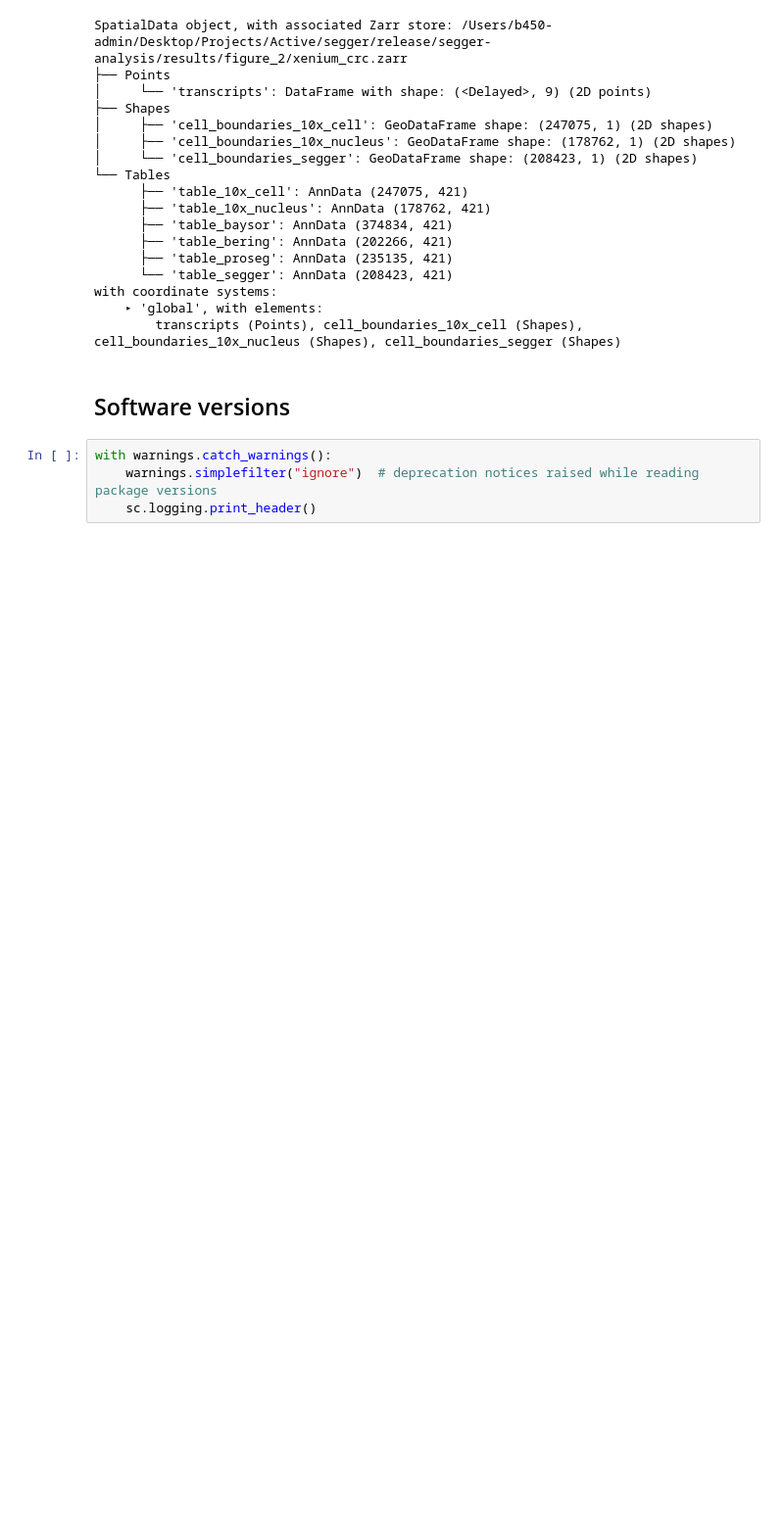
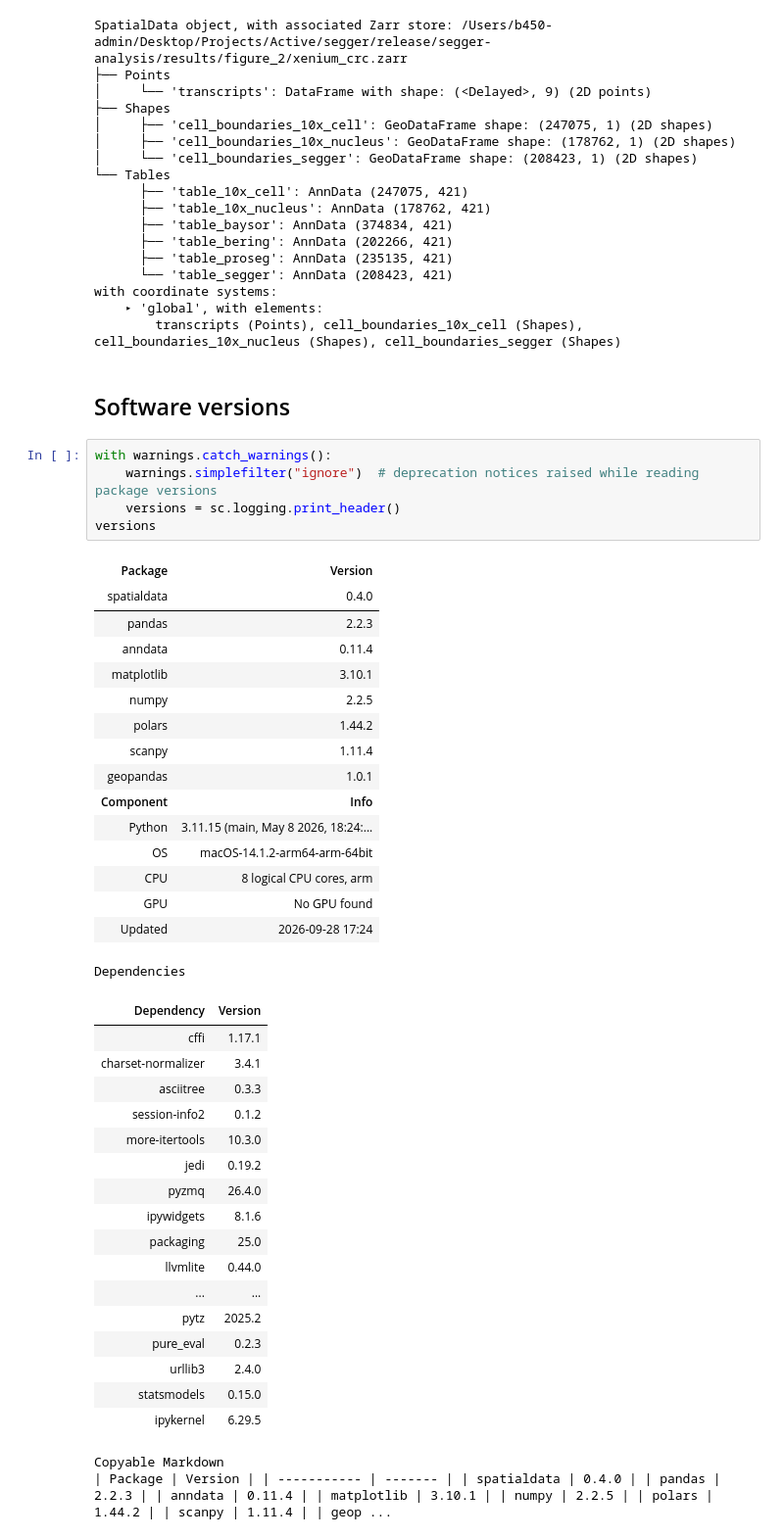
Before and after one commit to dpeerlab/segger-analysis, a Jupyter notebook: paper/figure_2_xenium_crc.ipynb, the cells around one changed output. Shown at 98% size. Drawn from its saved outputs; the diff is of its cells as text; blank space fills up the shorter version.

```diff
--- a/paper/figure_2_xenium_crc.ipynb
+++ b/paper/figure_2_xenium_crc.ipynb
@@ -420,4 +424,41 @@ with coordinate systems:
 # %%
 with warnings.catch_warnings():
     warnings.simplefilter("ignore")  # deprecation notices raised while reading package versions
-    sc.logging.print_header()
+    versions = sc.logging.print_header()
+versions
+# %% [output]
+| Package | Version |
+| spatialdata | 0.4.0 |
+| pandas | 2.2.3 |
+| anndata | 0.11.4 |
+| matplotlib | 3.10.1 |
+| numpy | 2.2.5 |
+| polars | 1.44.2 |
+| scanpy | 1.11.4 |
+| geopandas | 1.0.1 |
+| Component | Info |
+| Python | 3.11.15 (main, May 8 2026, 18:24:... |
+| OS | macOS-14.1.2-arm64-arm-64bit |
+| CPU | 8 logical CPU cores, arm |
+| GPU | No GPU found |
+| Updated | 2026-09-28 17:24 |
+Dependencies
+| Dependency | Version |
+| cffi | 1.17.1 |
+| charset-normalizer | 3.4.1 |
+| asciitree | 0.3.3 |
+| session-info2 | 0.1.2 |
+| more-itertools | 10.3.0 |
+| jedi | 0.19.2 |
+| pyzmq | 26.4.0 |
+| ipywidgets | 8.1.6 |
+| packaging | 25.0 |
+| llvmlite | 0.44.0 |
+| ... | ... |
+| pytz | 2025.2 |
+| pure_eval | 0.2.3 |
+| urllib3 | 2.4.0 |
+| statsmodels | 0.15.0 |
+| ipykernel | 6.29.5 |
+Copyable Markdown
+| Package | Version | | ----------- | ------- | | spatialdata | 0.4.0 | | pandas | 2.2.3 | | anndata | 0.11.4 | | matplotlib | 3.10.1 | | numpy | 2.2.5 | | polars | 1.44.2 | | scanpy | 1.11.4 | | geop ...
```
Also changed, not shown: parts of 15 cells of this notebook, 2 other files.
